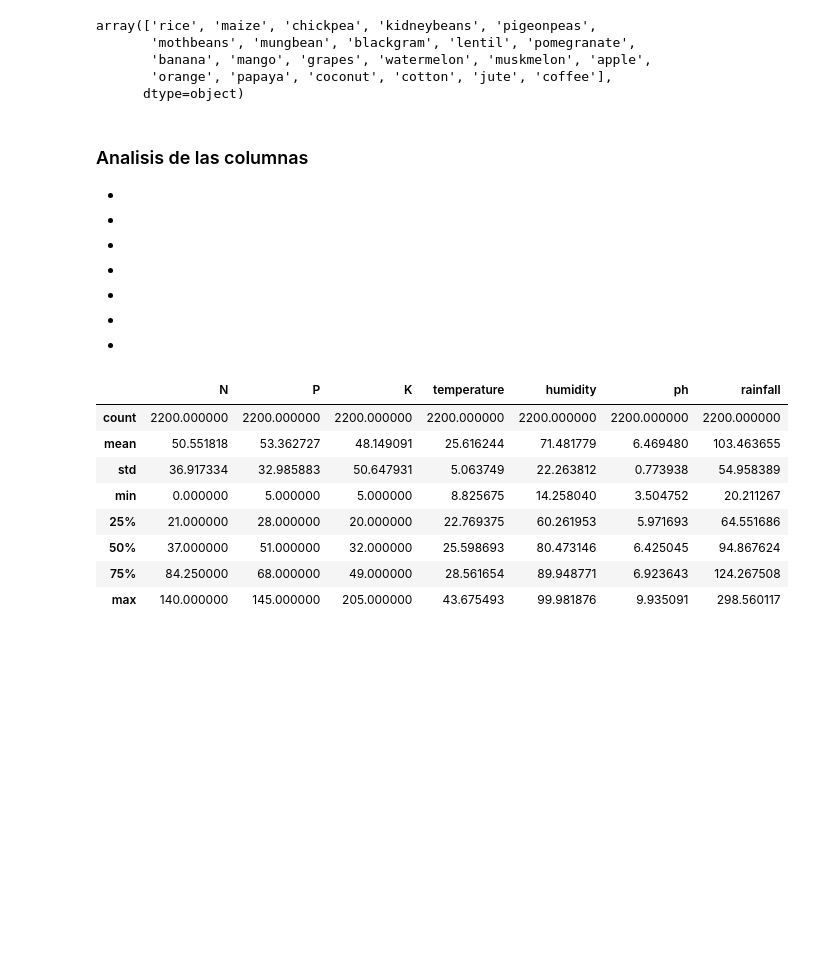
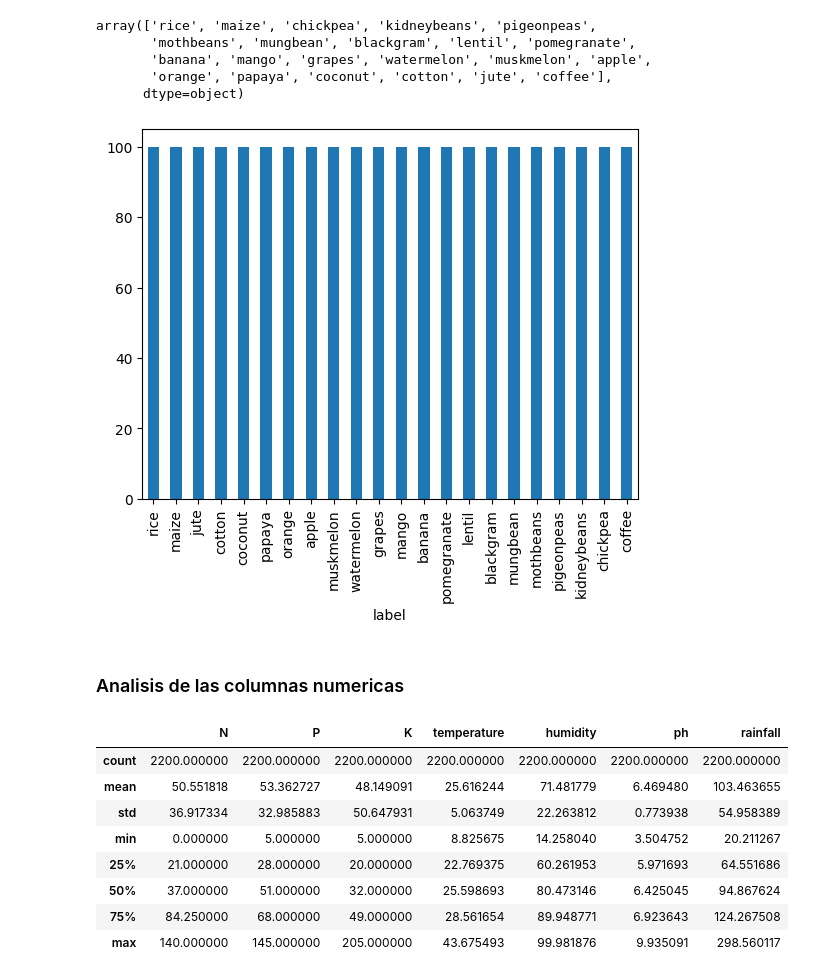
Before and after one commit to Nameless-86/TP_DM, a Jupyter notebook: TP1_Arenas_Petetta.ipynb, the cells around one changed output. Cells and saved outputs as stored; diff of their text form; code cells hidden in the pictures; blank space fills up the shorter version.

```diff
--- a/TP1_Arenas_Petetta.ipynb
+++ b/TP1_Arenas_Petetta.ipynb
@@ -85,22 +100,13 @@ array(['rice', 'maize', 'chickpea', 'kidneybeans', 'pigeonpeas',
        'banana', 'mango', 'grapes', 'watermelon', 'muskmelon', 'apple',
        'orange', 'papaya', 'coconut', 'cotton', 'jute', 'coffee'],
       dtype=object)
+# %%
+dataframe['label'].value_counts().plot.bar()
+plt.show()
+# %% [output]
+[figure, added]
 # %% [markdown]
-### Analisis de las columnas
-
--
-
--
-
--
-
--
-
--
-
--
-
--
+### Analisis de las columnas numericas
 # %%
 dataframe.describe()
 # %% [output]
```
Also changed, not shown: parts of 10 cells of this notebook, 1 other file.
